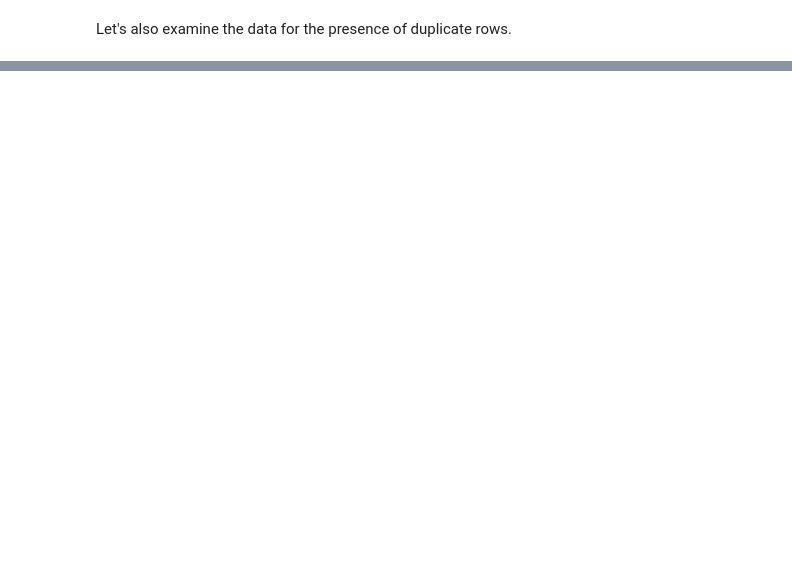
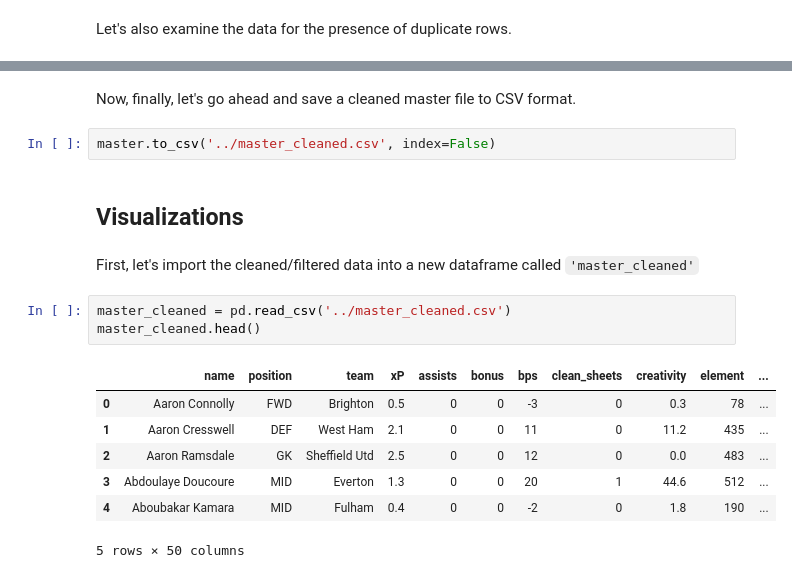
Before and after one commit to MahaFakhroo/D.R.E.A.M., a Jupyter notebook: Python Scripts/EDA_Visuals.ipynb, the cells around one changed output, grey strips where cells are left out. Cells and saved outputs as stored; diff of their text form; blank space fills up the shorter version.

```diff
--- a/Python Scripts/EDA_Visuals.ipynb
+++ b/Python Scripts/EDA_Visuals.ipynb
@@ -743,0 +419,19 @@ submission.to_csv('submit.csv', index=False)
+# %% [markdown]
+Now, finally, let's go ahead and save a cleaned master file to CSV format.
+# %%
+master.to_csv('../master_cleaned.csv', index=False)
+# %% [markdown]
+## Visualizations
+# %% [markdown]
+First, let's import the cleaned/filtered data into a new dataframe called `'master_cleaned'`
+# %%
+master_cleaned = pd.read_csv('../master_cleaned.csv')
+master_cleaned.head()
+# %% [output]
+|  | name | position | team | xP | assists | bonus | bps | clean_sheets | creativity | element | ... |
+| 0 | Aaron Connolly | FWD | Brighton | 0.5 | 0 | 0 | -3 | 0 | 0.3 | 78 | ... |
+| 1 | Aaron Cresswell | DEF | West Ham | 2.1 | 0 | 0 | 11 | 0 | 11.2 | 435 | ... |
+| 2 | Aaron Ramsdale | GK | Sheffield Utd | 2.5 | 0 | 0 | 12 | 0 | 0.0 | 483 | ... |
+| 3 | Abdoulaye Doucoure | MID | Everton | 1.3 | 0 | 0 | 20 | 1 | 44.6 | 512 | ... |
+| 4 | Aboubakar Kamara | MID | Fulham | 0.4 | 0 | 0 | -2 | 0 | 1.8 | 190 | ... |
+5 rows × 50 columns
```
Also changed, not shown: parts of 111 cells of this notebook, 3 other files.
